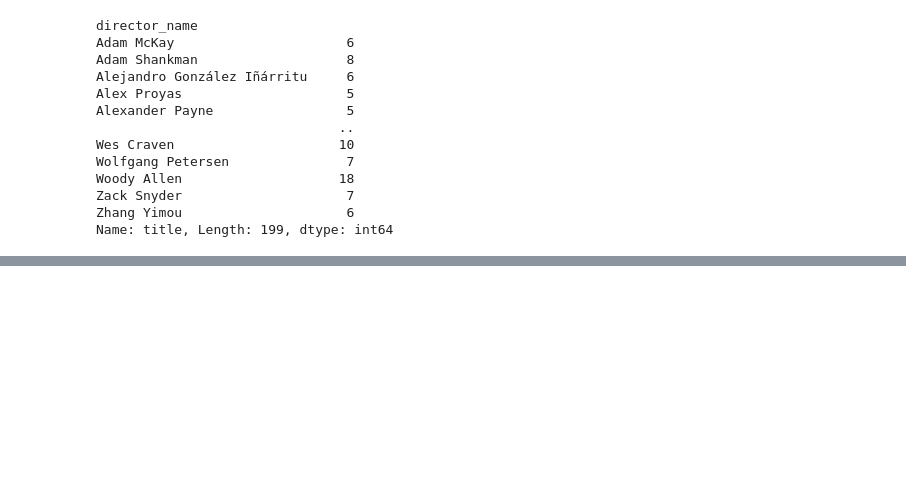
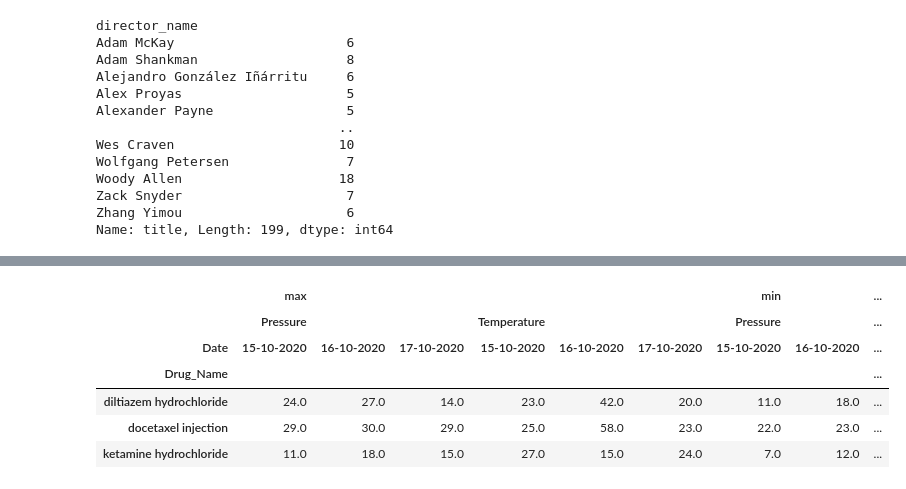
Before and after one commit to jeeet0700/Pandas, a Jupyter notebook: Pandas final cut.ipynb, the cells around one changed output, grey strips where cells are left out. Cells and saved outputs as stored; diff of their text form; code cells hidden in the pictures; blank space fills up the shorter version.

```diff
--- a/Pandas final cut.ipynb
+++ b/Pandas final cut.ipynb
@@ -2408,0 +2545,14 @@ pd.pivot(df_melt,
+# %%
+pd.pivot_table(df_pivot,
+              index="Drug_Name",
+              columns="Date",
+              values=["Temperature","Pressure"],
+              aggfunc=["max","min"])
+# %% [output]
+|  | max |  |  |  |  |  | min |  | ... |
+|  | Pressure |  |  | Temperature |  |  | Pressure |  | ... |
+| Date | 15-10-2020 | 16-10-2020 | 17-10-2020 | 15-10-2020 | 16-10-2020 | 17-10-2020 | 15-10-2020 | 16-10-2020 | ... |
+| Drug_Name |  |  |  |  |  |  |  |  | ... |
+| diltiazem hydrochloride | 24.0 | 27.0 | 14.0 | 23.0 | 42.0 | 20.0 | 11.0 | 18.0 | ... |
+| docetaxel injection | 29.0 | 30.0 | 29.0 | 25.0 | 58.0 | 23.0 | 22.0 | 23.0 | ... |
+| ketamine hydrochloride | 11.0 | 18.0 | 15.0 | 27.0 | 15.0 | 24.0 | 7.0 | 12.0 | ... |
```
Also changed, not shown: parts of 77 cells of this notebook.
